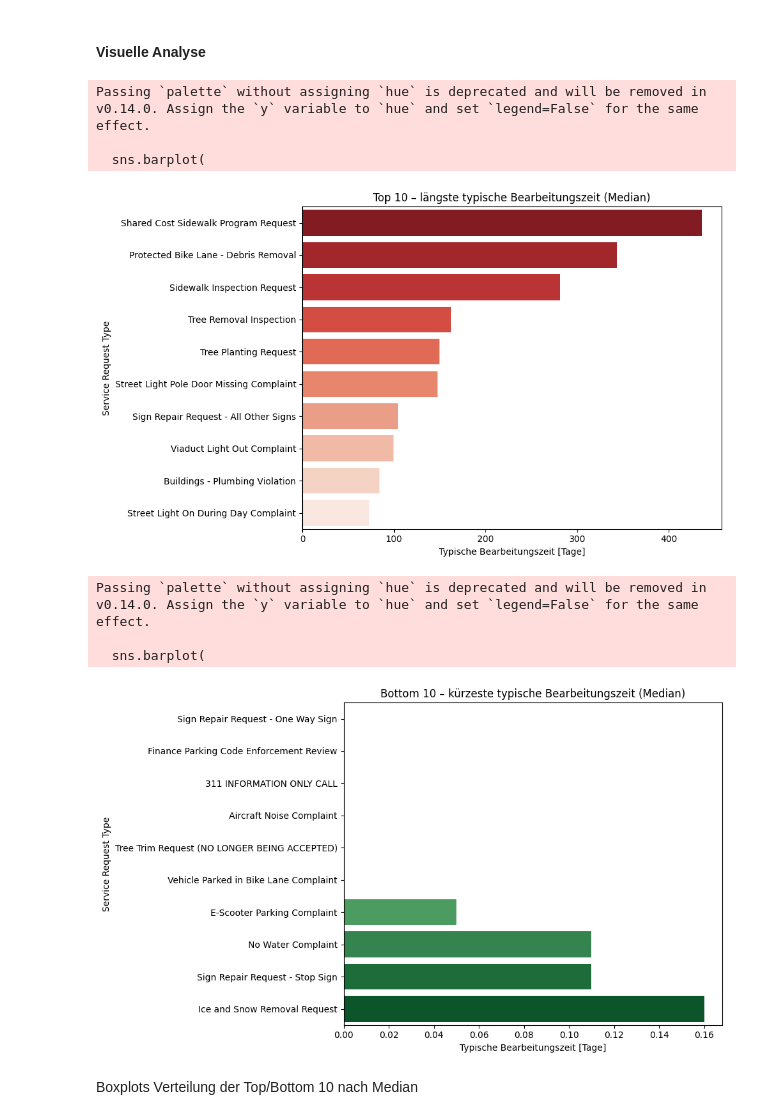
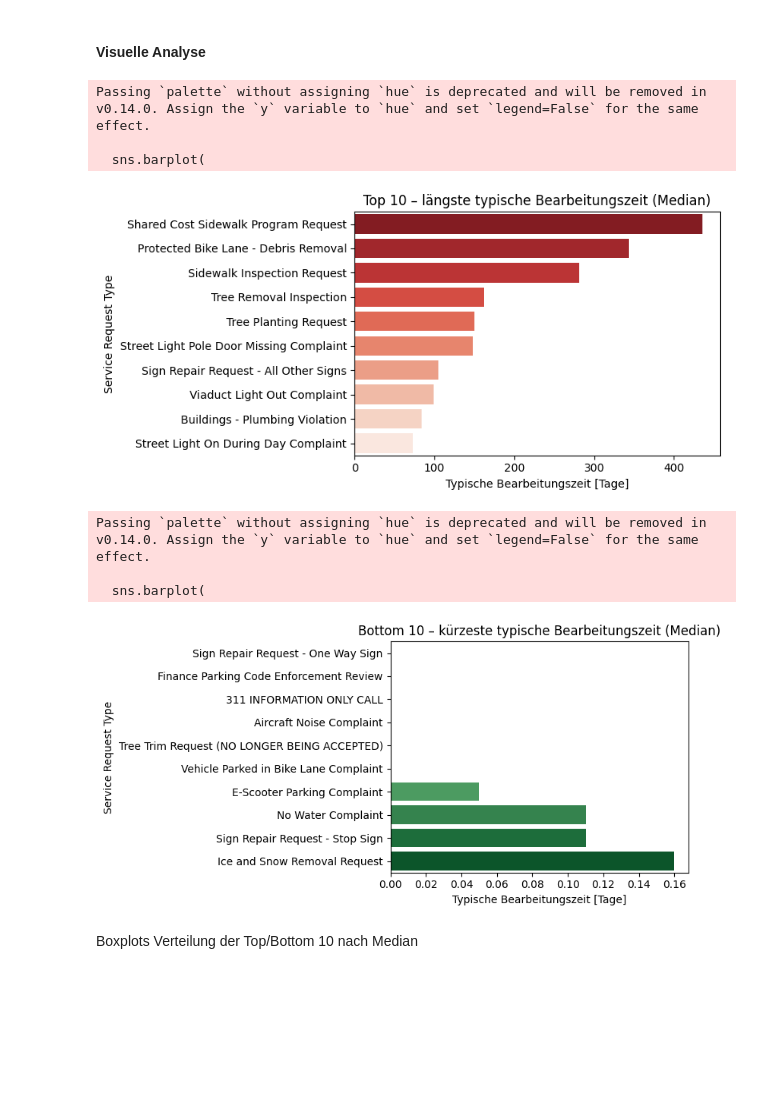
Before and after one commit to Ameowsle/Statistic-Macher, a Jupyter notebook: Bearbeitungszeit_SR_Requests.ipynb, the cells around one changed output. Drawn from its saved outputs; the diff is of its cells as text; code cells hidden in the pictures; blank space fills up the shorter version.

```diff
--- a/Bearbeitungszeit_SR_Requests.ipynb
+++ b/Bearbeitungszeit_SR_Requests.ipynb
@@ -366,44 +365,43 @@ Nur einige wenige Typen insbesondere Bau-, Inspektions- und Bauprojekte ziehen d
 #### Visuelle Analyse
 # %%
 # Top 10
-plt.figure(figsize=(10,6))
+plt.figure(figsize=(8,4))
 sns.barplot(
     data=top10.sort_values(by="median_days", ascending=False),
     x="median_days",
     y="SR_TYPE",
     palette="Reds_r",
     errorbar=None  # keine Konfidenzintervalle des Mittelwerts anzeigen
 )
 plt.title("Top 10 – längste typische Bearbeitungszeit (Median)")
 plt.xlabel("Typische Bearbeitungszeit [Tage]")
 plt.ylabel("Service Request Type")
 plt.tight_layout()
 plt.show()
+
+# Bottom 10
+plt.figure(figsize=(8,4))
+sns.barplot(
+    data=bottom10.sort_values(by="median_days", ascending=True),
+    x="median_days",
+    y="SR_TYPE",
+    palette="Greens",
+    errorbar=None
+)
+plt.title("Bottom 10 – kürzeste typische Bearbeitungszeit (Median)")
+plt.xlabel("Typische Bearbeitungszeit [Tage]")
+plt.ylabel("Service Request Type")
+plt.tight_layout()
+plt.show()
 # %% [output]
 Passing `palette` without assigning `hue` is deprecated and will be removed in v0.14.0. Assign the `y` variable to `hue` and set `legend=False` for the same effect.
 
   sns.barplot(
-[figure, old version]
+[figure, new version]
+Passing `palette` without assigning `hue` is deprecated and will be removed in v0.14.0. Assign the `y` variable to `hue` and set `legend=False` for the same effect.
+
+  sns.barplot(
+[figure, added]
-# %%
-# Bottom 10
-plt.figure(figsize=(10,6))
-sns.barplot(
-    data=bottom10.sort_values(by="median_days", ascending=True),
-    x="median_days",
-    y="SR_TYPE",
-    palette="Greens",
-    errorbar=None
-)
-plt.title("Bottom 10 – kürzeste typische Bearbeitungszeit (Median)")
-plt.xlabel("Typische Bearbeitungszeit [Tage]")
-plt.ylabel("Service Request Type")
-plt.tight_layout()
-plt.show()
-# %% [output]
-Passing `palette` without assigning `hue` is deprecated and will be removed in v0.14.0. Assign the `y` variable to `hue` and set `legend=False` for the same effect.
-
-  sns.barplot(
-[figure, removed]
 # %% [markdown]
 Boxplots Verteilung der Top/Bottom 10 nach Median
 # %%
```
Also changed, not shown: parts of 29 cells of this notebook, 1 other file.
